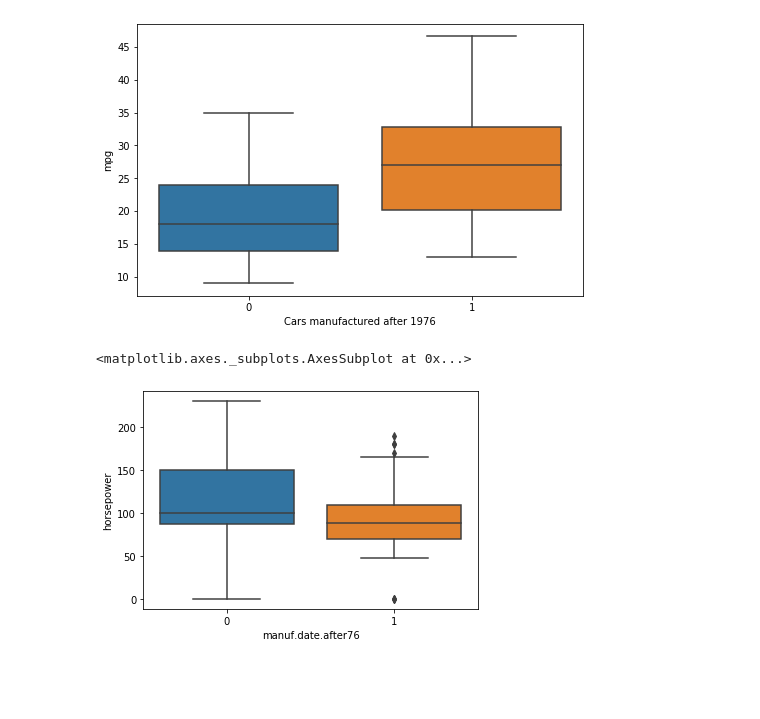
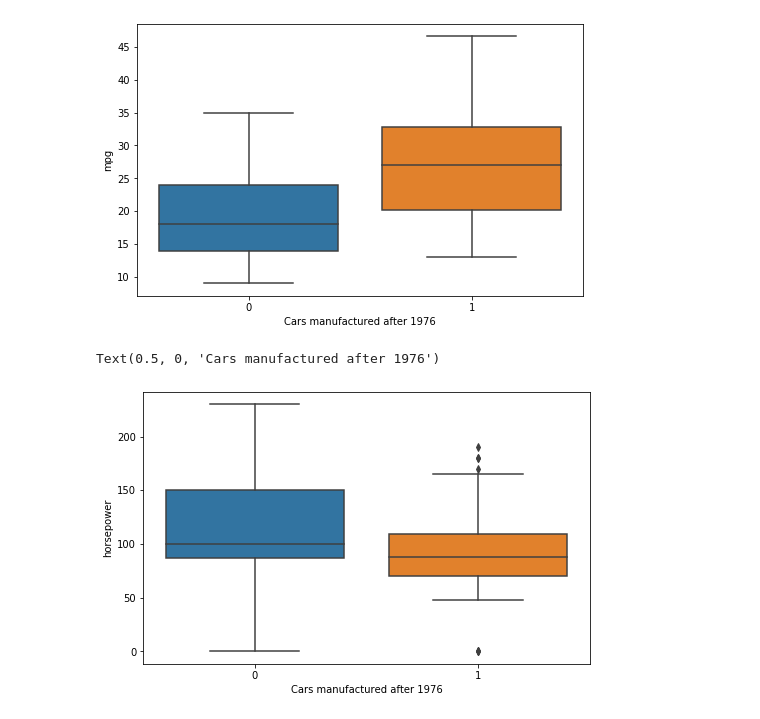
Before and after one commit to JanuszPXYZ/ISLR-Python, a Jupyter notebook: Chapter 2 - Statistical Learning - Applied Exercises.ipynb, the cells around one changed output. Drawn from its saved outputs; the diff is of its cells as text; code cells hidden in the pictures; blank space fills up the shorter version.

```diff
--- a/Chapter 2 - Statistical Learning - Applied Exercises.ipynb
+++ b/Chapter 2 - Statistical Learning - Applied Exercises.ipynb
@@ -312,7 +312,9 @@ plt.xlabel('Cars manufactured after 1976')
 Text(0.5, 0, 'Cars manufactured after 1976')
 [figure]
 # %%
+plt.figure(figsize=(8,5))
 sns.boxplot(auto['manuf.date.after76'], auto['horsepower'])
+plt.xlabel('Cars manufactured after 1976')
 # %% [output]
-<matplotlib.axes._subplots.AxesSubplot at 0x...>
+Text(0.5, 0, 'Cars manufactured after 1976')
-[figure, old version]
+[figure, new version]
```
